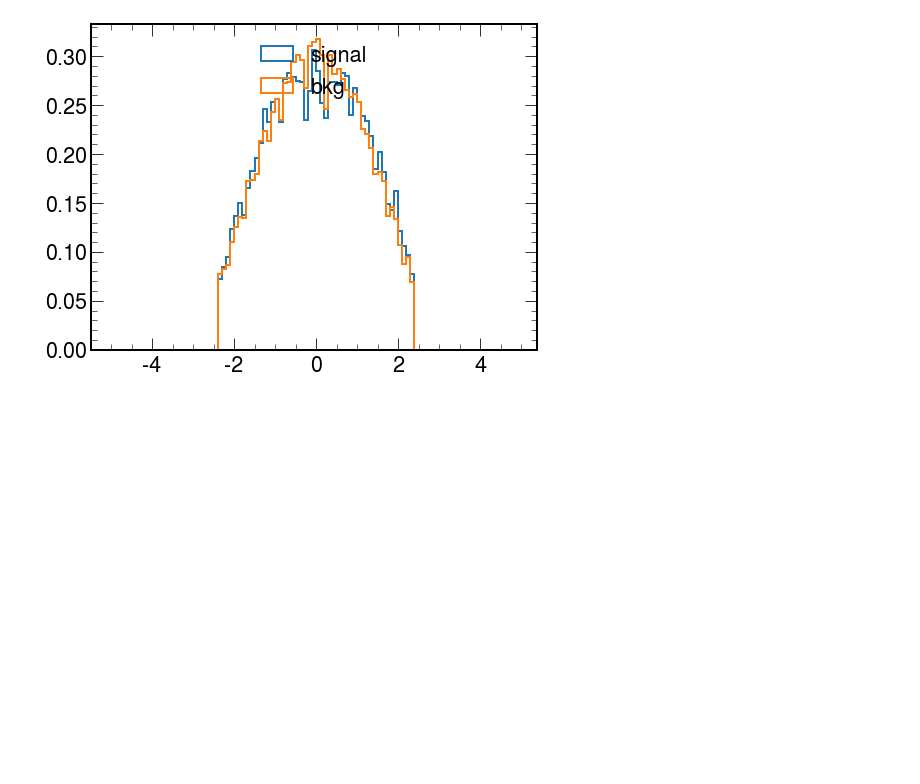
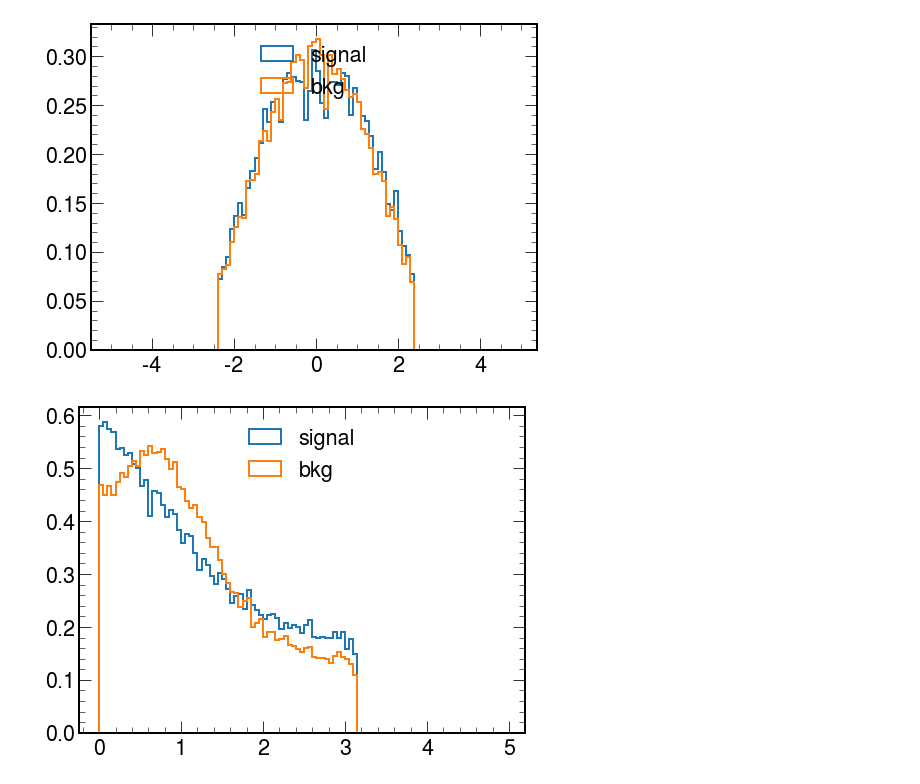
Before and after one commit to alaha999/AnalysisDatabase, a Jupyter notebook: VLLMVA/notebooks/Training2018_ttjets.ipynb, the cells around one changed output. Drawn from its saved outputs; the diff is of its cells as text; code cells hidden in the pictures; blank space fills up the shorter version.

```diff
--- a/VLLMVA/notebooks/Training2018_ttjets.ipynb
+++ b/VLLMVA/notebooks/Training2018_ttjets.ipynb
@@ -389,3 +389,7 @@ plot('event_Rpt',100,0,2)
 plot('lep0_eta',100,-5,5)
 # %% [output]
 [figure]
+# %%
+plot('deltaPhi_metlep0',100,0,5)
+# %% [output]
+[figure, added]
```
Also changed, not shown: parts of 29 cells of this notebook.
